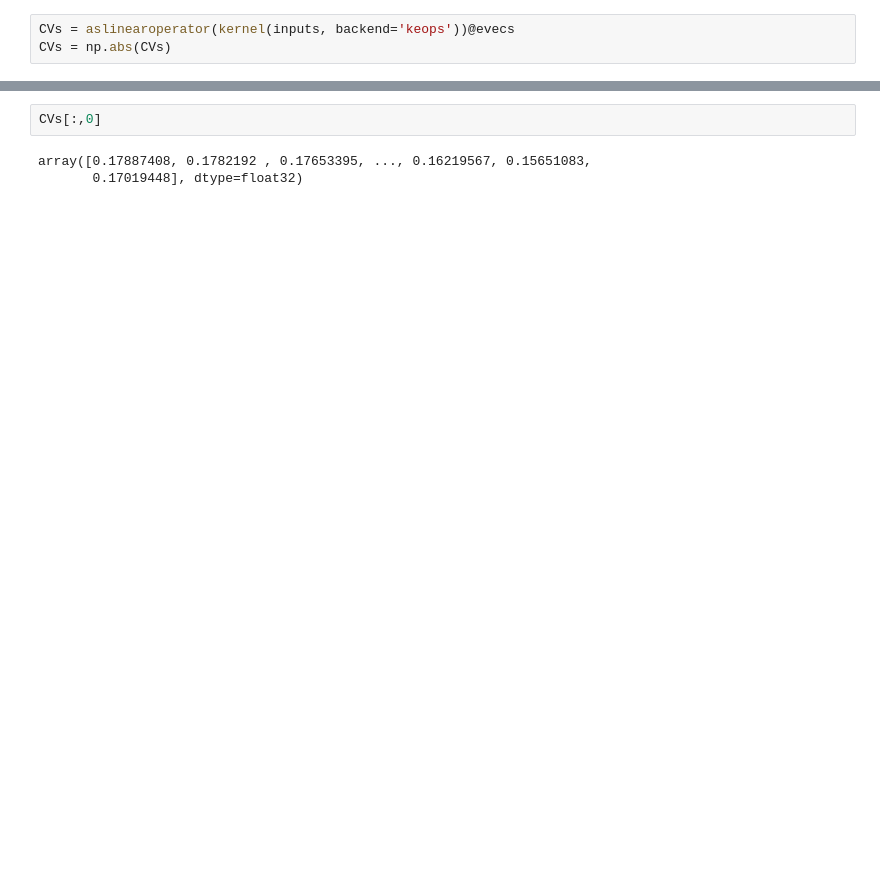
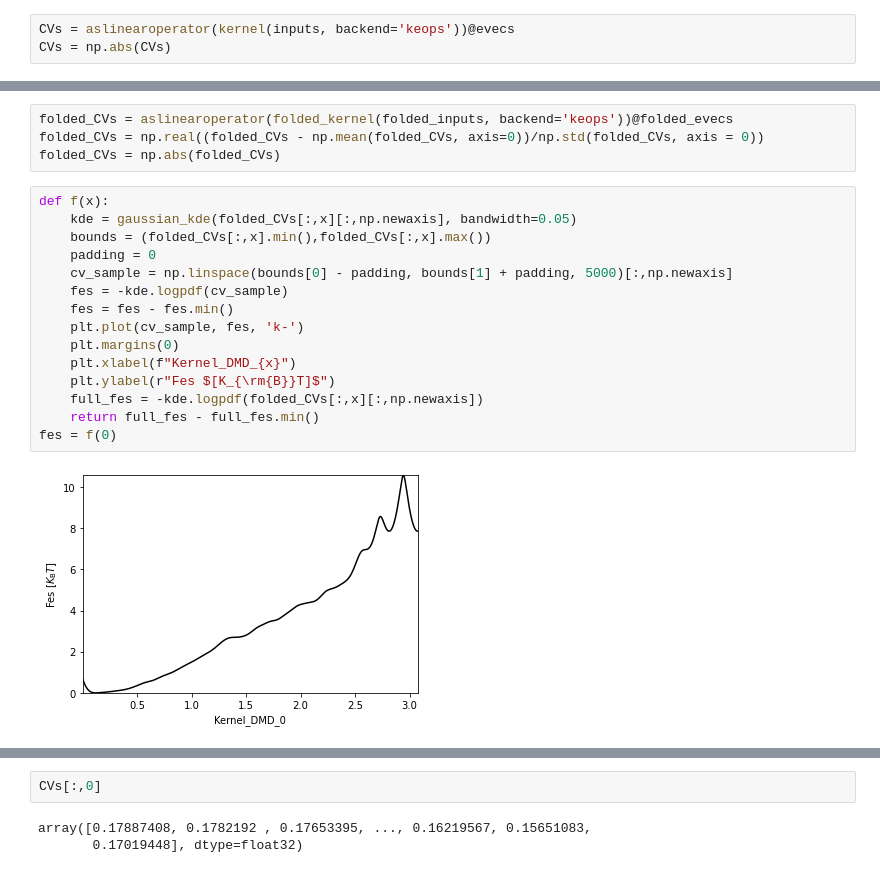
Before and after one commit to Machine-Learning-Dynamical-Systems/kooplearn, a Jupyter notebook: examples/md_chignolin/test.ipynb, the cells around one changed output, grey strips where cells are left out. Saved outputs shown, nothing was run; the diff lists cells and outputs as text; blank space fills up the shorter version.

```diff
--- a/examples/md_chignolin/test.ipynb
+++ b/examples/md_chignolin/test.ipynb
@@ -93,0 +124,21 @@ fes = f(0)
+# %%
+folded_CVs = aslinearoperator(folded_kernel(folded_inputs, backend='keops'))@folded_evecs
+folded_CVs = np.real((folded_CVs - np.mean(folded_CVs, axis=0))/np.std(folded_CVs, axis = 0))
+folded_CVs = np.abs(folded_CVs)
+# %%
+def f(x):
+    kde = gaussian_kde(folded_CVs[:,x][:,np.newaxis], bandwidth=0.05)
+    bounds = (folded_CVs[:,x].min(),folded_CVs[:,x].max())
+    padding = 0
+    cv_sample = np.linspace(bounds[0] - padding, bounds[1] + padding, 5000)[:,np.newaxis]
+    fes = -kde.logpdf(cv_sample)
+    fes = fes - fes.min()
+    plt.plot(cv_sample, fes, 'k-')
+    plt.margins(0)
+    plt.xlabel(f"Kernel_DMD_{x}")
+    plt.ylabel(r"Fes $[K_{\rm{B}}T]$")
+    full_fes = -kde.logpdf(folded_CVs[:,x][:,np.newaxis])
+    return full_fes - full_fes.min()
+fes = f(0)
+# %% [output]
+[figure, added]
```
Also changed, not shown: parts of 19 cells of this notebook.
